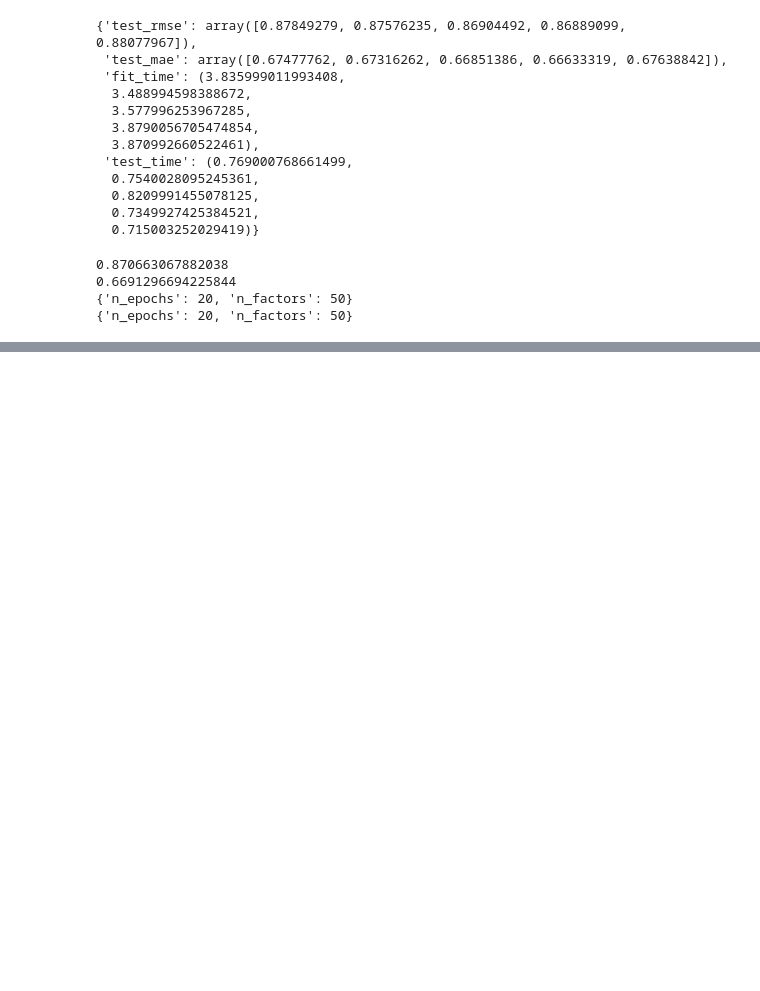
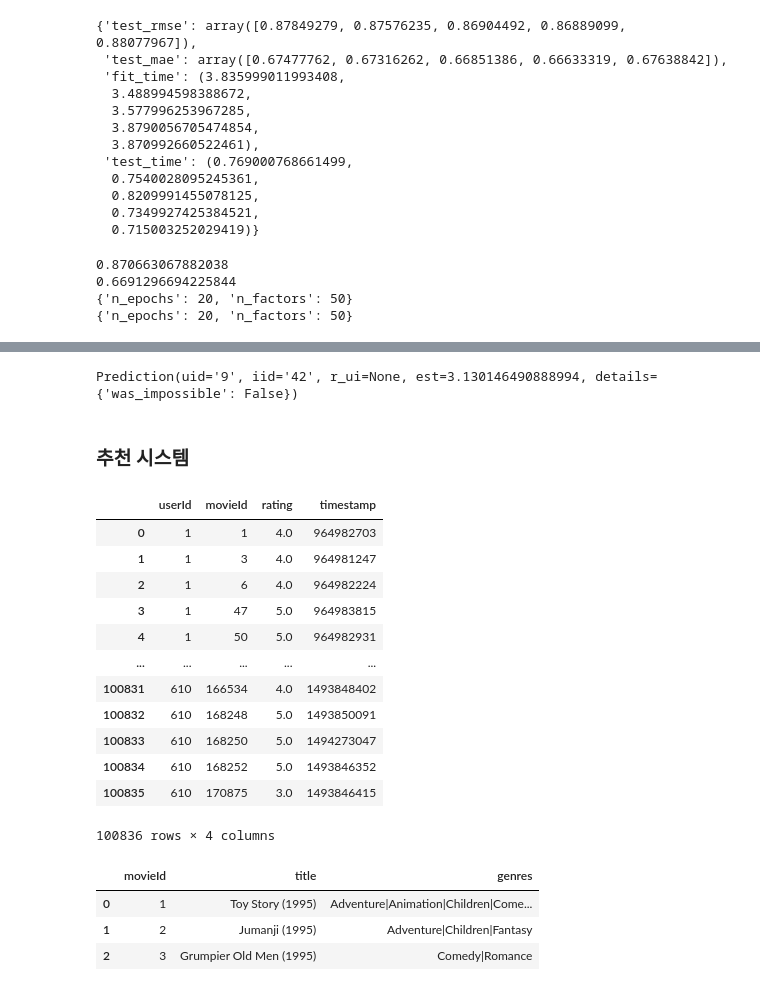
Before and after one commit to choi-aerim/Study_ML, a Jupyter notebook: 6. 추천시스템/0128_ Surprise.ipynb, the cells around one changed output, grey strips where cells are left out. Saved outputs shown, nothing was run; the diff lists cells and outputs as text; code cells hidden in the pictures; blank space fills up the shorter version.

```diff
--- a/6. 추천시스템/0128_ Surprise.ipynb
+++ b/6. 추천시스템/0128_ Surprise.ipynb
@@ -124,0 +161,6 @@ print(grid_clf.best_params['mae'])
+# %%
+# 데이터셋 불러오기
+rating_df = pd.read_csv('./필요 데이터/ml-latest-small/ratings.csv')
+
+# 헤더 없이 저장
+rating_df.to_csv('./필요 데이터/ml-latest-small/ratings_noh.csv', index =  False, header = False)
@@ -124,0 +198,31 @@ print(grid_clf.best_params['mae'])
+# %%
+# movieid가 42일 때 예측 평점
+algo.predict(uid = '9', iid = '42')
+# %% [output]
+Prediction(uid='9', iid='42', r_ui=None, est=3.130146490888994, details={'was_impossible': False})
+# %% [markdown]
+### 추천 시스템
+# %%
+rating_df
+# %% [output]
+|  | userId | movieId | rating | timestamp |
+| 0 | 1 | 1 | 4.0 | 964982703 |
+| 1 | 1 | 3 | 4.0 | 964981247 |
+| 2 | 1 | 6 | 4.0 | 964982224 |
+| 3 | 1 | 47 | 5.0 | 964983815 |
+| 4 | 1 | 50 | 5.0 | 964982931 |
+| ... | ... | ... | ... | ... |
+| 100831 | 610 | 166534 | 4.0 | 1493848402 |
+| 100832 | 610 | 168248 | 5.0 | 1493850091 |
+| 100833 | 610 | 168250 | 5.0 | 1494273047 |
+| 100834 | 610 | 168252 | 5.0 | 1493846352 |
+| 100835 | 610 | 170875 | 3.0 | 1493846415 |
+100836 rows × 4 columns
+# %%
+movies_df = pd.read_csv('./필요 데이터/ml-latest-small/movies.csv')
+movies_df.head(3)
+# %% [output]
+|  | movieId | title | genres |
+| 0 | 1 | Toy Story (1995) | Adventure|Animation|Children|Come... |
+| 1 | 2 | Jumanji (1995) | Adventure|Children|Fantasy |
+| 2 | 3 | Grumpier Old Men (1995) | Comedy|Romance |
```
Also changed, not shown: parts of 17 cells of this notebook, 4 other files.
